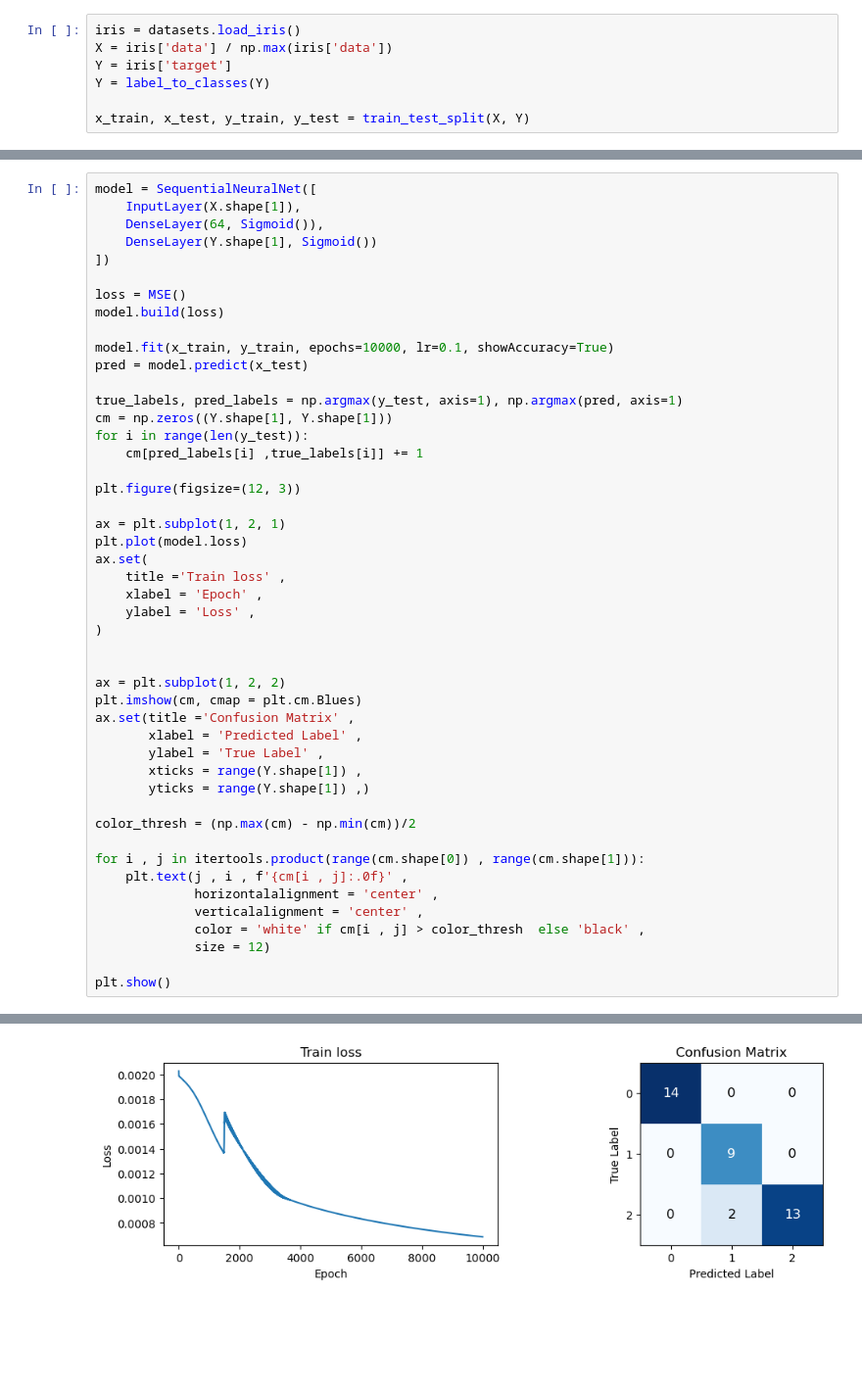
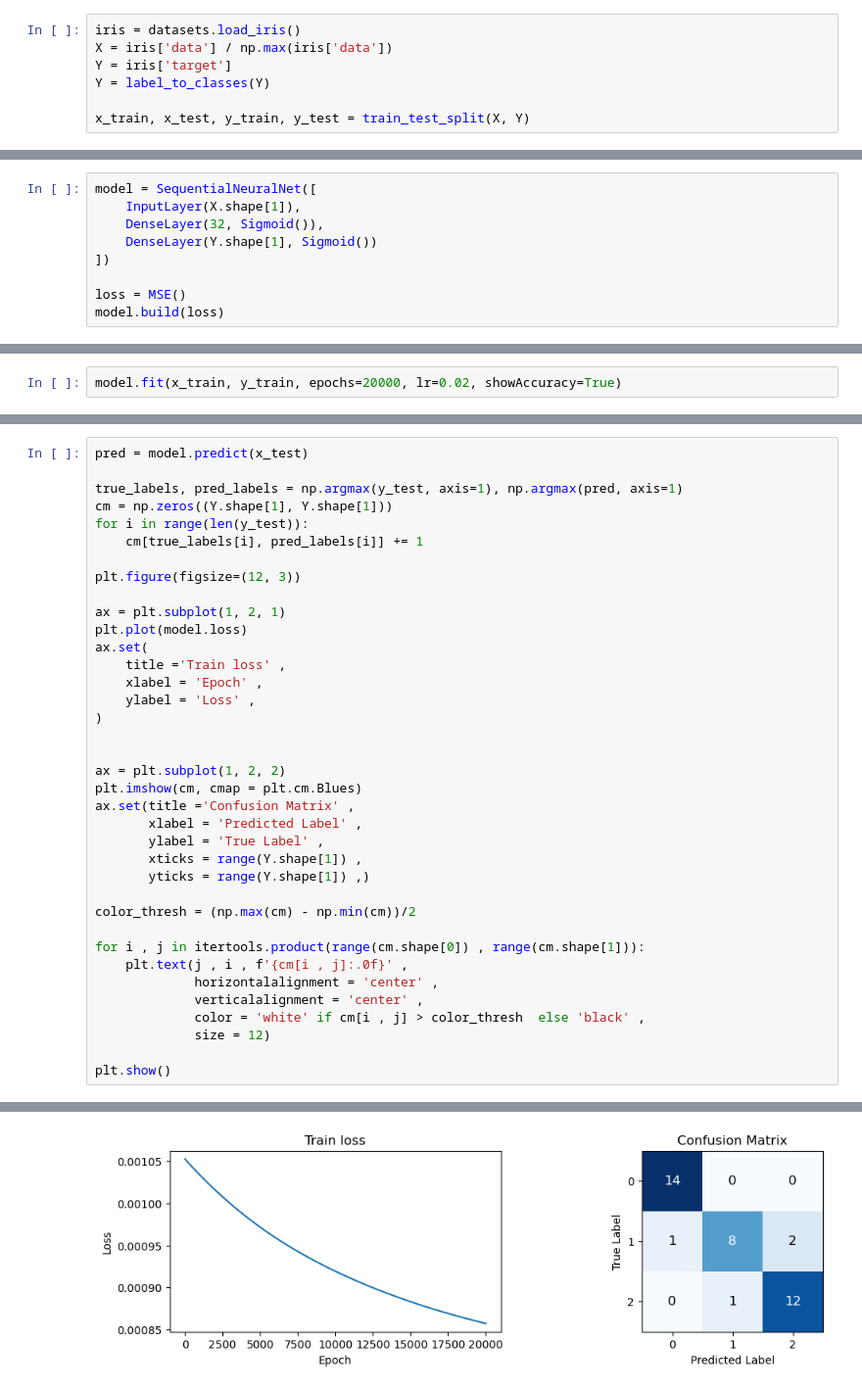
Before and after one commit to hidekinakata/NeuralNet-from-scratch, a Jupyter notebook: Test.ipynb, the cells around one changed output, grey strips where cells are left out. Shown at 98% size. Saved outputs shown, nothing was run; the diff lists cells and outputs as text; blank space fills up the shorter version.

```diff
--- a/Test.ipynb
+++ b/Test.ipynb
@@ -20,0 +29,9 @@ x_train, x_test, y_train, y_test = train_test_split(X, Y)
+# %%
+model = SequentialNeuralNet([
+    InputLayer(X.shape[1]),
+    DenseLayer(32, Sigmoid()),
+    DenseLayer(Y.shape[1], Sigmoid())
+])
+
+loss = MSE()
+model.build(loss)
@@ -20,0 +40,2 @@ x_train, x_test, y_train, y_test = train_test_split(X, Y)
+# %%
+model.fit(x_train, y_train, epochs=20000, lr=0.02, showAccuracy=True)
@@ -21,20 +46,10 @@ x_train, x_test, y_train, y_test = train_test_split(X, Y)
 # %%
-model = SequentialNeuralNet([
-    InputLayer(X.shape[1]),
-    DenseLayer(64, Sigmoid()),
-    DenseLayer(Y.shape[1], Sigmoid())
-])
-
-loss = MSE()
-model.build(loss)
-
-model.fit(x_train, y_train, epochs=10000, lr=0.1, showAccuracy=True)
 pred = model.predict(x_test)
 
 true_labels, pred_labels = np.argmax(y_test, axis=1), np.argmax(pred, axis=1)
 cm = np.zeros((Y.shape[1], Y.shape[1]))
 for i in range(len(y_test)):
-    cm[pred_labels[i] ,true_labels[i]] += 1
+    cm[true_labels[i], pred_labels[i]] += 1
 
 plt.figure(figsize=(12, 3))
 
@@ -70 +84 @@ Epoch 9999/10000 - loss: 6.8655e-04 Accuracy: 95.54
-[figure, old version]
+[figure, new version]
```
Also changed, not shown: parts of 9 cells of this notebook.
